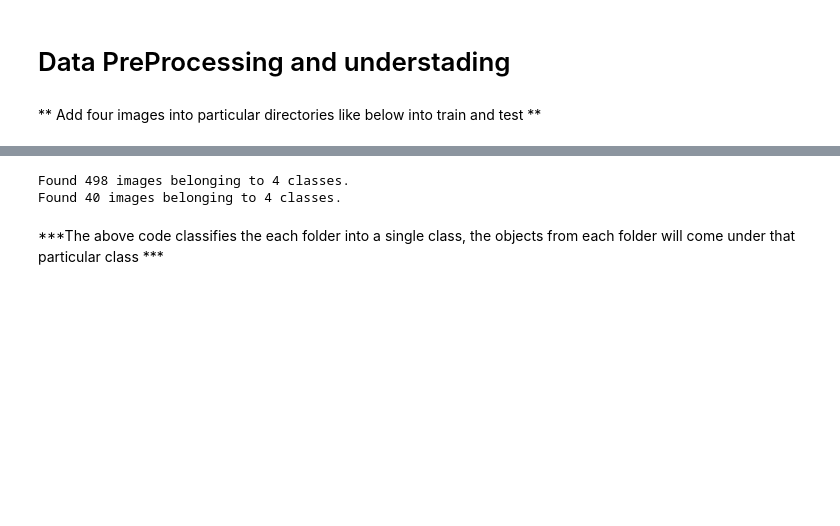
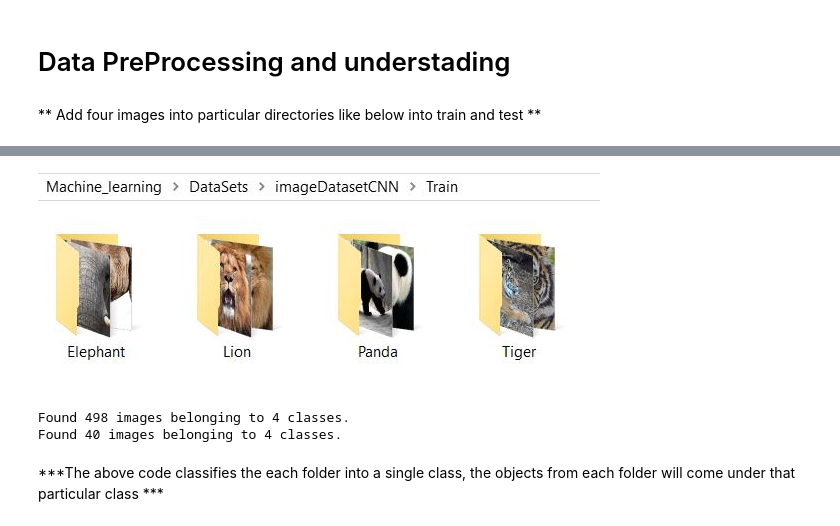
Before and after one commit to mpadmanabham/MachineLearning, a Jupyter notebook: NeuralNetworks/Image Classifications CNN in Keras.ipynb, the cells around one changed output, grey strips where cells are left out. Saved outputs shown, nothing was run; the diff lists cells and outputs as text; code cells hidden in the pictures; blank space fills up the shorter version.

```diff
--- a/NeuralNetworks/Image Classifications CNN in Keras.ipynb
+++ b/NeuralNetworks/Image Classifications CNN in Keras.ipynb
@@ -23,3 +26,8 @@ Using TensorFlow backend.
+# %%
+image=Image('Capture.JPG')
+image
+# %% [output]
+[figure, added]
 # %%
 def dict_names(a):
     if a==0:
```
Also changed, not shown: parts of 4 cells of this notebook.
